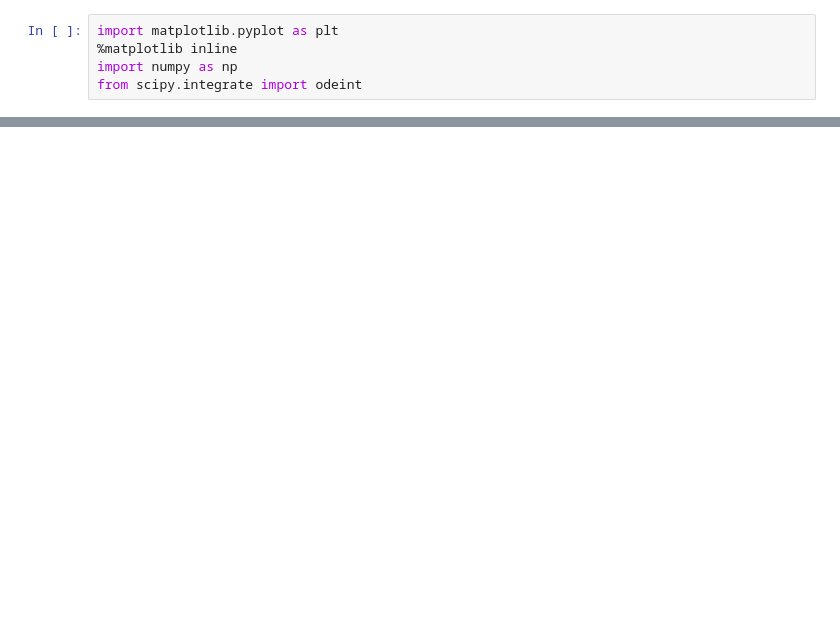
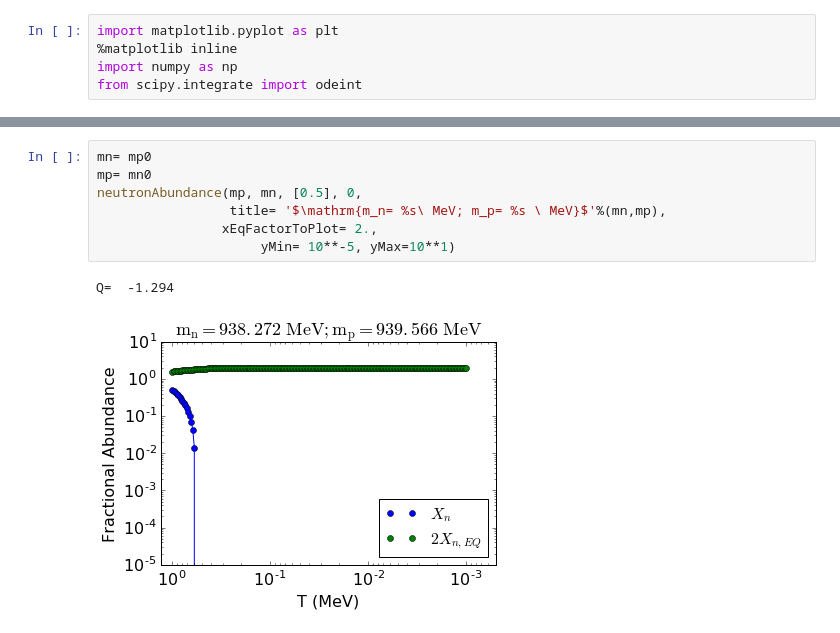
Before and after one commit to ycamacho/Cosmology_HW2, a Jupyter notebook: Code Development.ipynb, the cells around one changed output, grey strips where cells are left out. Saved outputs shown, nothing was run; the diff lists cells and outputs as text; blank space fills up the shorter version.

```diff
--- a/Code Development.ipynb
+++ b/Code Development.ipynb
@@ -52,0 +64,10 @@ neutronAbundance(mp, mn, [0.5], 0)
+# %%
+mn= mp0
+mp= mn0
+neutronAbundance(mp, mn, [0.5], 0,
+                 title= '$\mathrm{m_n= %s\ MeV; m_p= %s \ MeV}$'%(mn,mp),
+                xEqFactorToPlot= 2.,
+                     yMin= 10**-5, yMax=10**1)
+# %% [output]
+Q=  -1.294
+[figure, added]
```
Also changed, not shown: parts of 3 cells of this notebook.
